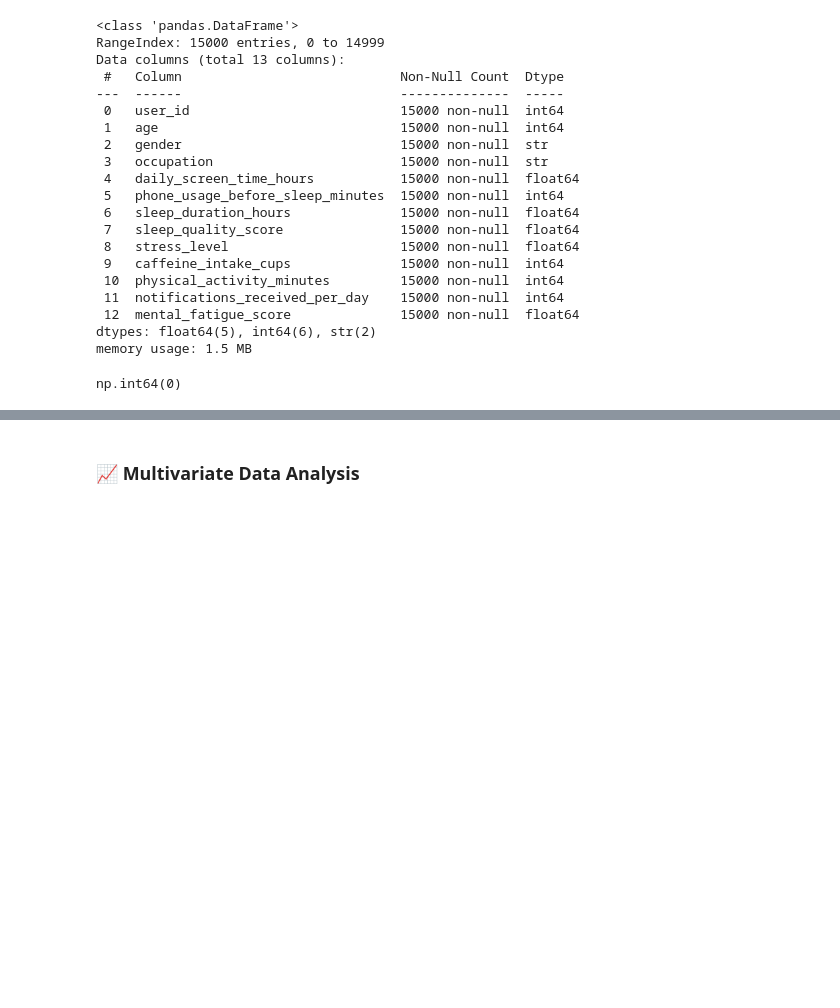
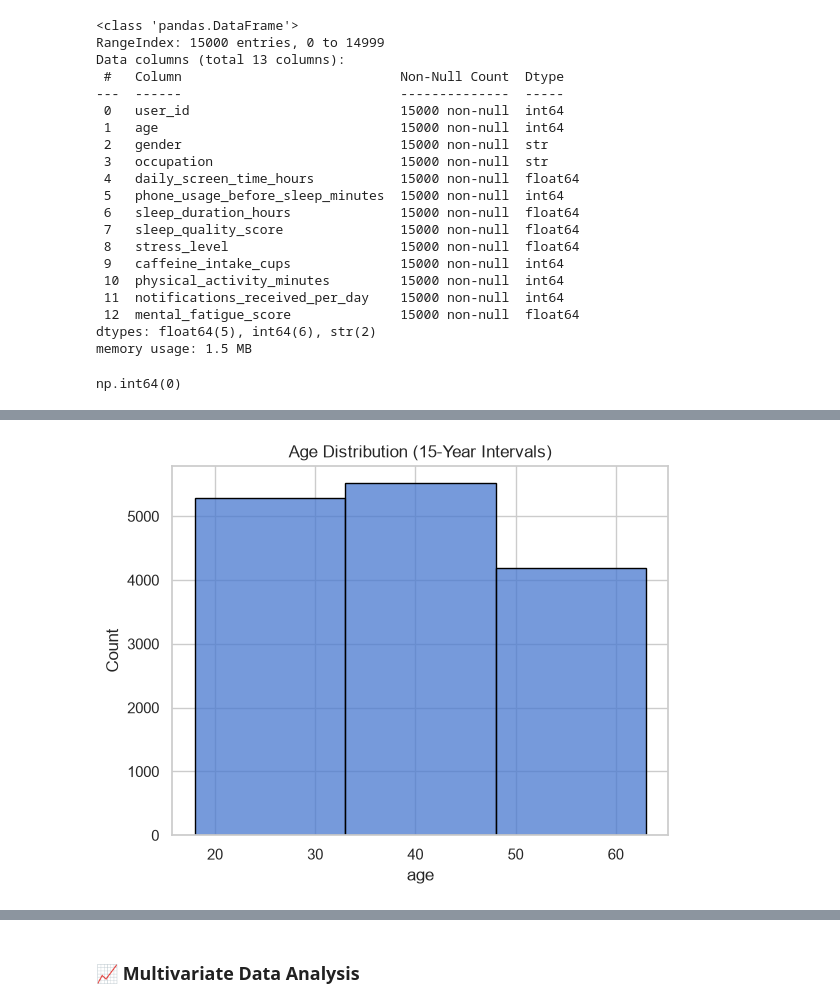
Before and after one commit to hamzaahsan06/social-media-vs-productivity, a Jupyter notebook: notebooks/01_eda_and_data_exploration.ipynb, the cells around one changed output, grey strips where cells are left out. Cells and saved outputs as stored; diff of their text form; code cells hidden in the pictures; blank space fills up the shorter version.

```diff
--- a/notebooks/01_eda_and_data_exploration.ipynb
+++ b/notebooks/01_eda_and_data_exploration.ipynb
@@ -70,0 +124,15 @@ np.int64(0)
+# %%
+sns.histplot(
+    data=df,
+    x='age',
+    binwidth=15,
+    binrange=(18, 63),
+    edgecolor='black'
+)
+
+plt.title('Age Distribution (15-Year Intervals)')
+plt.xlabel('age')
+plt.ylabel('Count')
+plt.show()
+# %% [output]
+[figure, added]
```
Also changed, not shown: parts of 7 cells of this notebook.
